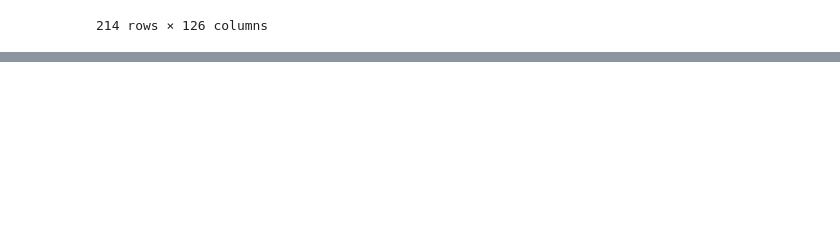
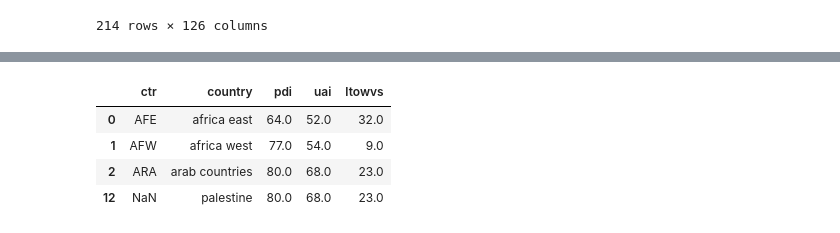
Before and after one commit to victorwctsang/jvmk-datathon2020, a Jupyter notebook: 04. Code/wgi_data_exploration.ipynb, the cells around one changed output, grey strips where cells are left out. Saved outputs shown, nothing was run; the diff lists cells and outputs as text; code cells hidden in the pictures; blank space fills up the shorter version.

```diff
--- a/04. Code/wgi_data_exploration.ipynb
+++ b/04. Code/wgi_data_exploration.ipynb
@@ -93,0 +99,8 @@ common.to_csv('../03. Cleansed Data/cultural_and_governance.csv')
+# %%
+hofstede_data[(~hofstede_data.country.isin(common.country))]
+# %% [output]
+|  | ctr | country | pdi | uai | ltowvs |
+| 0 | AFE | africa east | 64.0 | 52.0 | 32.0 |
+| 1 | AFW | africa west | 77.0 | 54.0 | 9.0 |
+| 2 | ARA | arab countries | 80.0 | 68.0 | 23.0 |
+| 12 | NaN | palestine | 80.0 | 68.0 | 23.0 |
```
Also changed, not shown: parts of 10 cells of this notebook.
